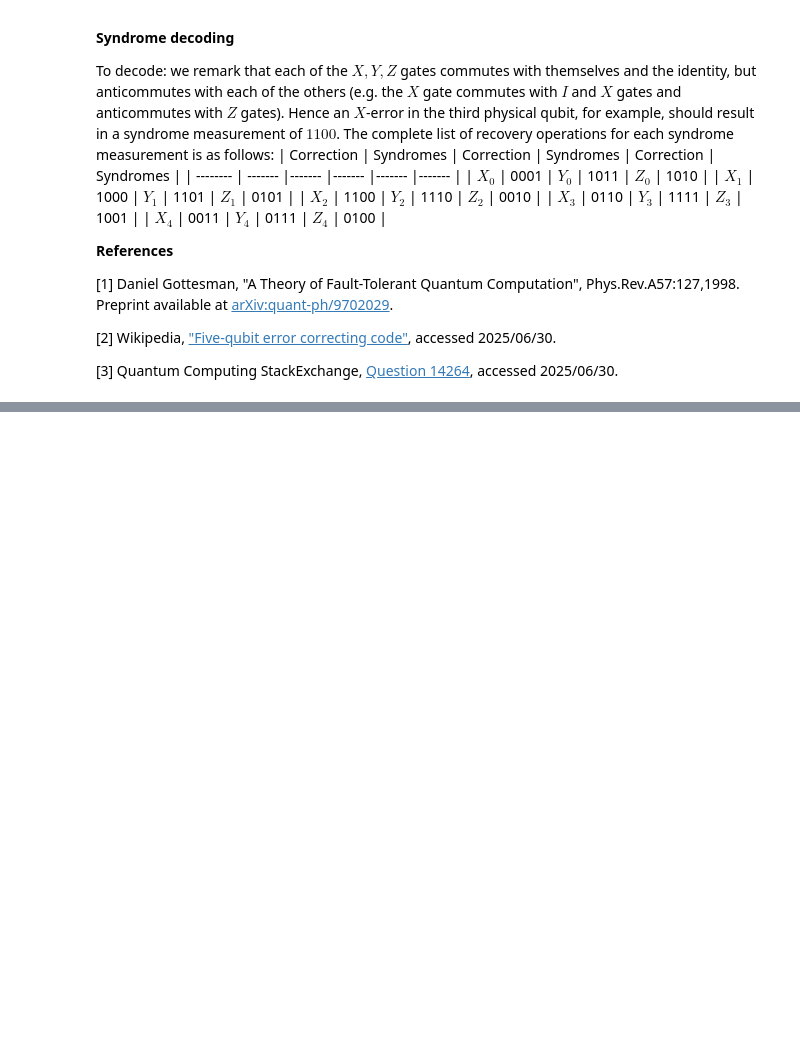
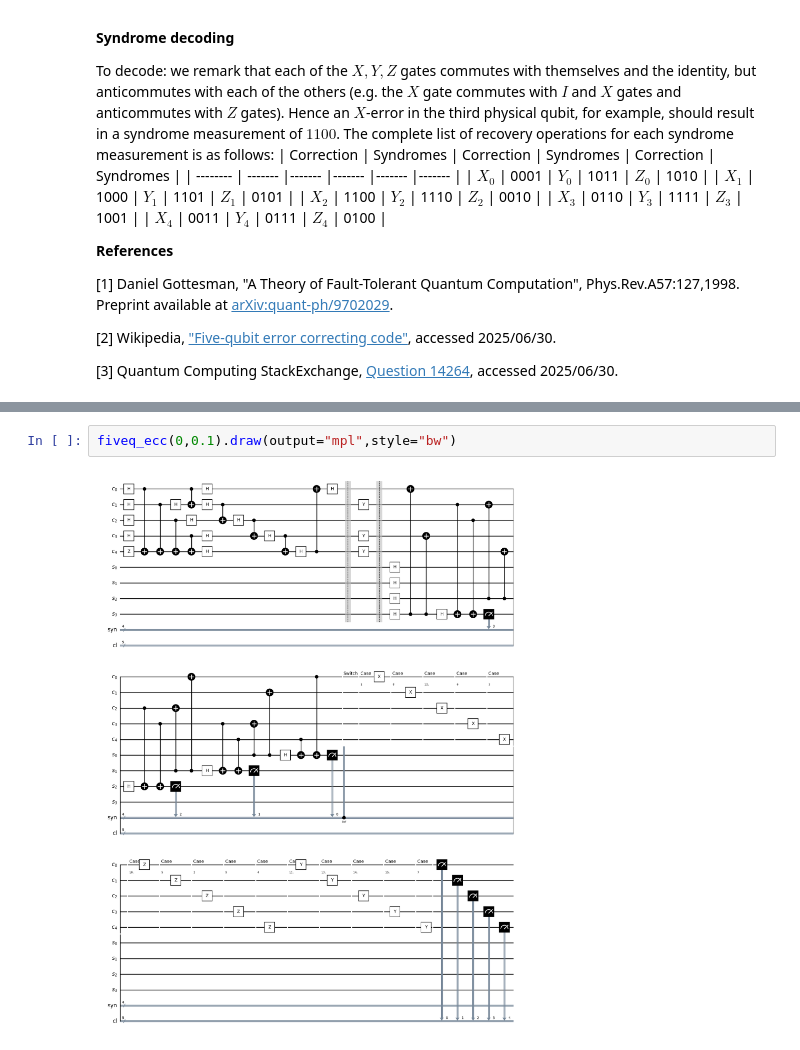
Before and after one commit to zucxjo0415/ErdosQC25-5qubitcode, a Jupyter notebook: 5qubit code.ipynb, the cells around one changed output, grey strips where cells are left out. Drawn from its saved outputs; the diff is of its cells as text; blank space fills up the shorter version.

```diff
--- a/5qubit code.ipynb
+++ b/5qubit code.ipynb
@@ -123,6 +127,10 @@ def fiveq_ecc(x,p):
     circ.measure(reg,data)
 
     return circ
+# %%
+fiveq_ecc(0,0.1).draw(output="mpl",style="bw")
+# %% [output]
+[figure, added]
 # %% [markdown]
 We now run the circuit and visualize the dependence of the success probability on the error probability $p$. Here we define the success probabilty to be the probabilty that we measure a component of $|x_L\rangle$ at the end of the circuit. This is a reasonable definition here since the $|0_L\rangle$ and $|1_L\rangle$ codewords are superpositions of distinct sets of pure states (which together form the computational basis for 5-qubit states).
 
```
Also changed, not shown: parts of 8 cells of this notebook.
